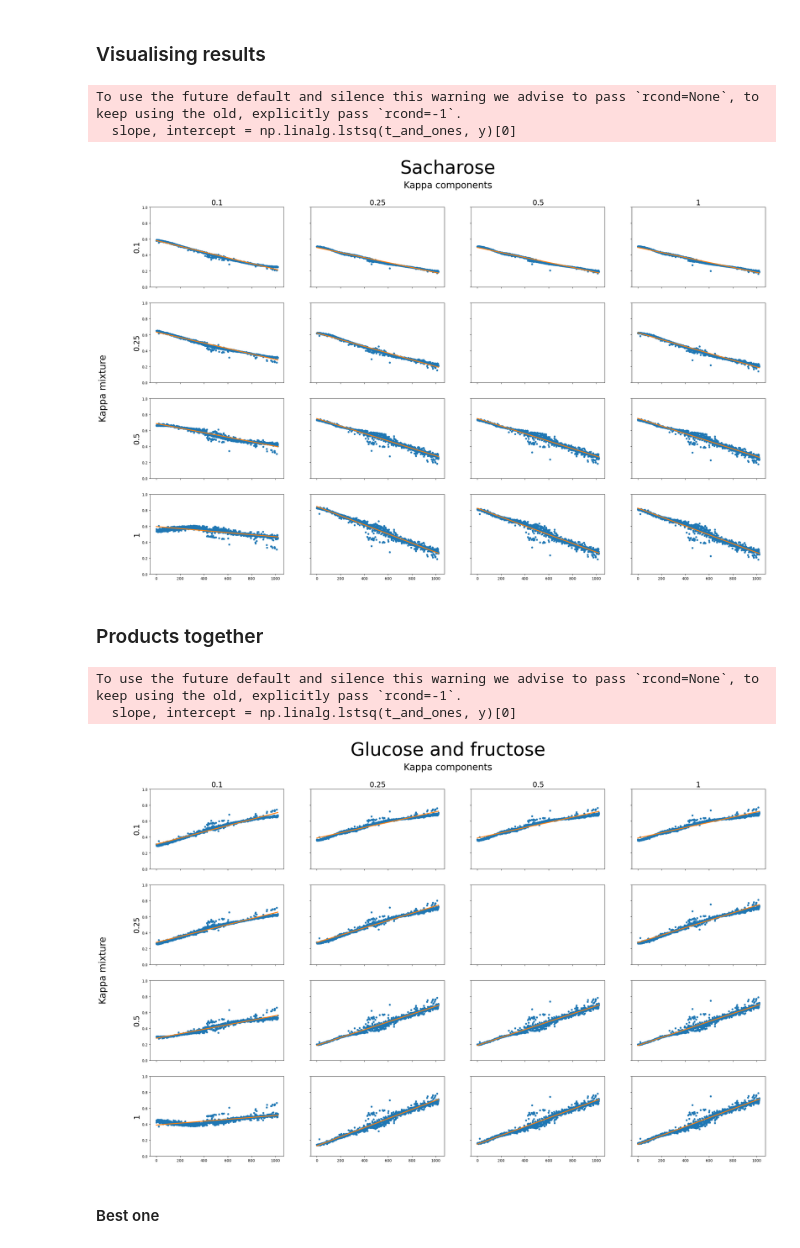
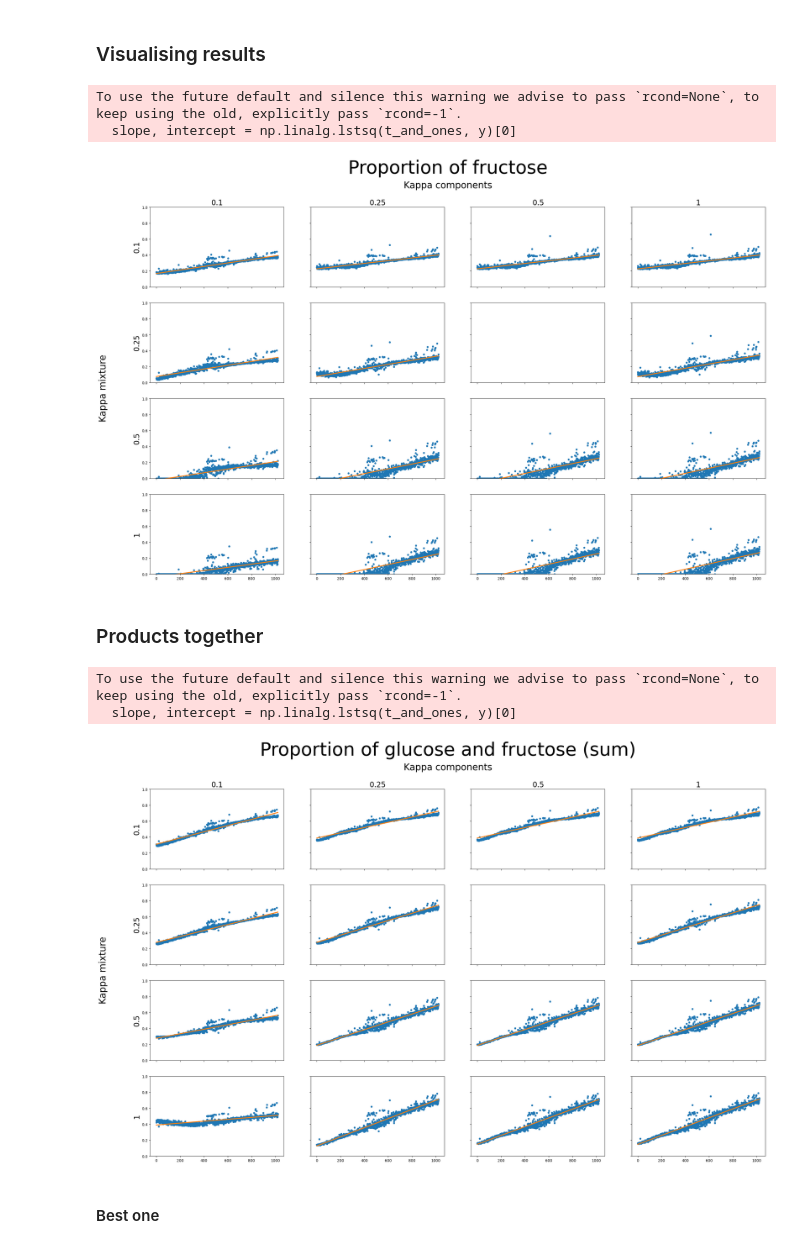
Before and after one commit to BDomzal/magnetstein_x_chemical_reactions, a Jupyter notebook: sacharose_visualisation_comparison_with_first.ipynb, the cells around one changed output. Cells and saved outputs as stored; diff of their text form; code cells hidden in the pictures.

```diff
--- a/sacharose_visualisation_comparison_with_first.ipynb
+++ b/sacharose_visualisation_comparison_with_first.ipynb
@@ -79,44 +79,44 @@ for kappa in all_kappas:
 results_dir = 'results/sacharose_1000/comparing_with_first/known_substrats/'
 substances_names = ['Sacharose', 'Glucose', 'Fructose']
 # %%
-component_nr = 0
+component_nr = 2
 # %%
 t = np.array(range(1,1024))
 t_and_ones = np.vstack([t, np.ones(len(t))]).T
 
 fig, axs = plt.subplots(len(all_kappas), len(all_kappas_th), sharex='all', sharey='all')
-fig.suptitle(substances_names[component_nr], fontsize=50)
+fig.suptitle('Proportion of ' + substances_names[component_nr].lower(), fontsize=50)
 fig.set_size_inches(30, 18, forward=True)
 
 fig.text(0.5, 0.92, 'Kappa components', ha='center', size=25)
 fig.text(0.06, 0.5, 'Kappa mixture', va='center', rotation='vertical', size=25)
 
 for i, ax in enumerate(axs):
     kappa = all_kappas[i]
     for j, axx in enumerate(ax):
         kappa_th = all_kappas_th[j]
         try:
             y = results_dict[(kappa, kappa_th)][:, component_nr]
             slope, intercept = np.linalg.lstsq(t_and_ones, y)[0]
             axx.plot(range(len(y)), y, 'p', markersize=5)
             axx.plot(slope*t+intercept, linewidth=2.5)
         except TypeError:
             axx.plot(0,0)
 
 cols = [str(kappa_th) for kappa_th in all_kappas_th]
 rows = [str(kappa) for kappa in all_kappas]
 
 for ax, col in zip(axs[0], cols):
     ax.set_title(col, size=20)
     ax.set_ylim(0,1)
 
 for ax, row in zip(axs[:,0], rows):
     ax.set_ylabel(row, rotation=90, size=20)
 fig.savefig(results_dir+'comparison_for_different_kappas_'+ substances_names[component_nr]+'.png')
 # %% [output]
 To use the future default and silence this warning we advise to pass `rcond=None`, to keep using the old, explicitly pass `rcond=-1`.
   slope, intercept = np.linalg.lstsq(t_and_ones, y)[0]
-[figure, old version]
+[figure, new version]
 # %% [markdown]
 ### Products together
 # %%
@@ -124,7 +124,7 @@ t = np.array(range(1,1024))
 t_and_ones = np.vstack([t, np.ones(len(t))]).T
 
 fig, axs = plt.subplots(len(all_kappas), len(all_kappas_th), sharex='all', sharey='all')
-fig.suptitle('Glucose and fructose', fontsize=50)
+fig.suptitle('Proportion of glucose and fructose (sum)', fontsize=50)
 fig.set_size_inches(30, 18, forward=True)
 
 fig.text(0.5, 0.92, 'Kappa components', ha='center', size=25)
@@ -155,7 +155,7 @@ fig.savefig(results_dir+'comparison_for_different_kappas_'+ 'Glucose_and_fructos
 # %% [output]
 To use the future default and silence this warning we advise to pass `rcond=None`, to keep using the old, explicitly pass `rcond=-1`.
   slope, intercept = np.linalg.lstsq(t_and_ones, y)[0]
-[figure, old version]
+[figure, new version]
 # %% [markdown]
 #### Best one
 # %%
```
Also changed, not shown: 6 other files.
